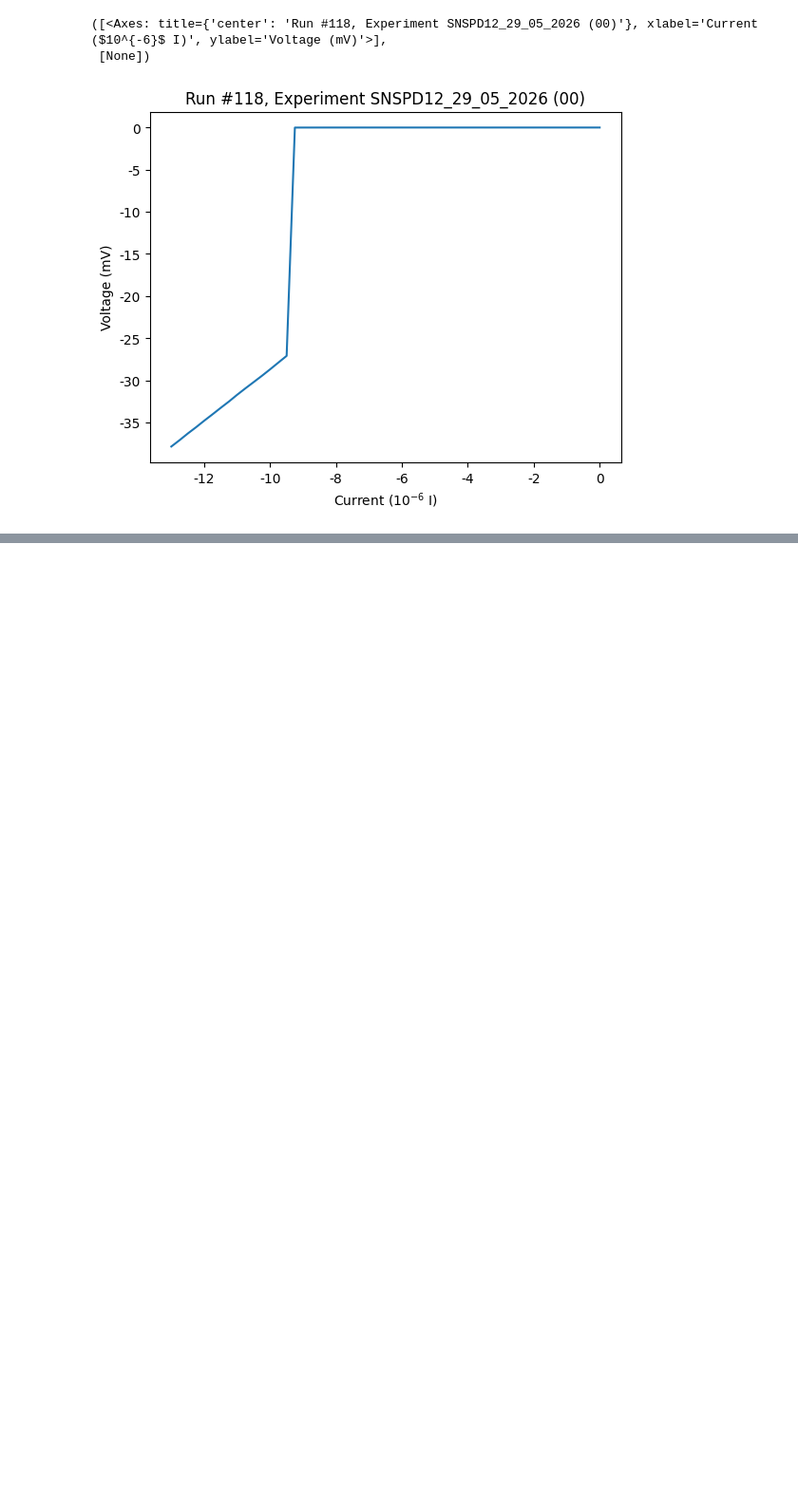
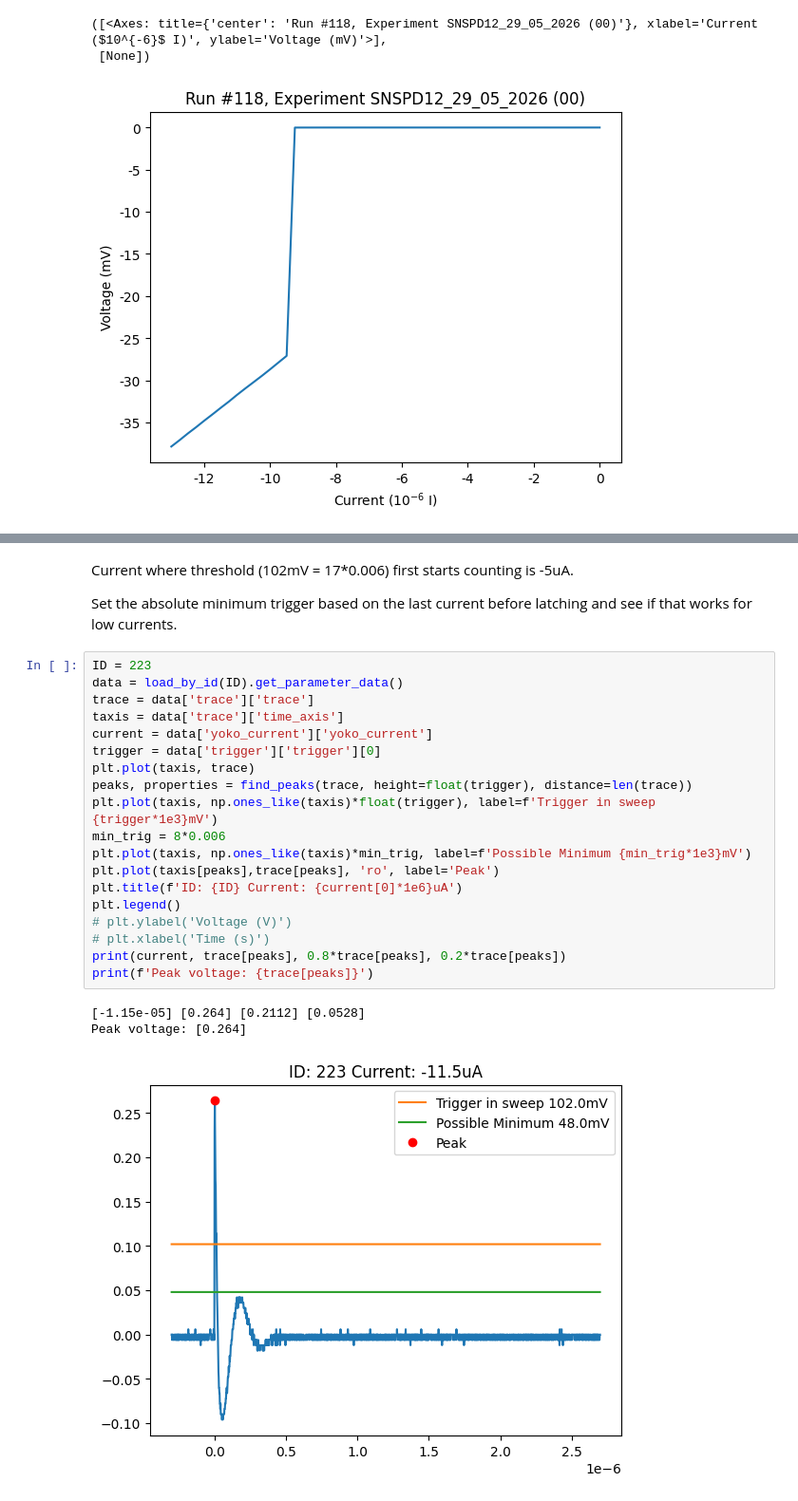
Before and after one commit to QNLSydney/snspd, a Jupyter notebook: SNSPD2/SNSPD12-Line2_Analysis.ipynb, the cells around one changed output, grey strips where cells are left out. Shown at 95% size. Drawn from its saved outputs; the diff is of its cells as text; blank space fills up the shorter version.

```diff
--- a/SNSPD2/SNSPD12-Line2_Analysis.ipynb
+++ b/SNSPD2/SNSPD12-Line2_Analysis.ipynb
@@ -123,0 +157,27 @@ params.trace_h_time
+# %% [markdown]
+Current where threshold (102mV = 17*0.006) first starts counting is -5uA.
+
+Set the absolute minimum trigger based on the last current before latching and see if that works for low currents.
+# %%
+ID = 223
+data = load_by_id(ID).get_parameter_data()
+trace = data['trace']['trace']
+taxis = data['trace']['time_axis']
+current = data['yoko_current']['yoko_current']
+trigger = data['trigger']['trigger'][0]
+plt.plot(taxis, trace)
+peaks, properties = find_peaks(trace, height=float(trigger), distance=len(trace))
+plt.plot(taxis, np.ones_like(taxis)*float(trigger), label=f'Trigger in sweep {trigger*1e3}mV')
+min_trig = 8*0.006
+plt.plot(taxis, np.ones_like(taxis)*min_trig, label=f'Possible Minimum {min_trig*1e3}mV')
+plt.plot(taxis[peaks],trace[peaks], 'ro', label='Peak')
+plt.title(f'ID: {ID} Current: {current[0]*1e6}uA')
+plt.legend()
+# plt.ylabel('Voltage (V)')
+# plt.xlabel('Time (s)')
+print(current, trace[peaks], 0.8*trace[peaks], 0.2*trace[peaks])
+print(f'Peak voltage: {trace[peaks]}')
+# %% [output]
+[-1.15e-05] [0.264] [0.2112] [0.0528]
+Peak voltage: [0.264]
+[figure, added]
```
Also changed, not shown: parts of 35 cells of this notebook, 6 other files.
